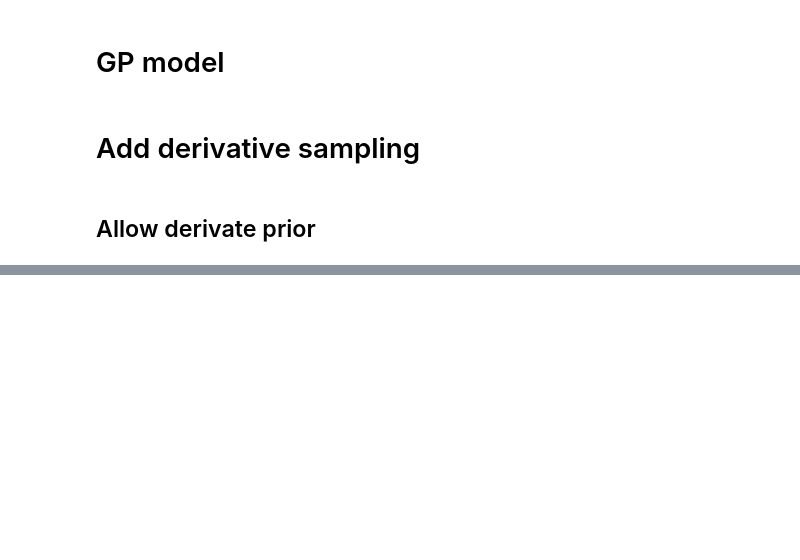
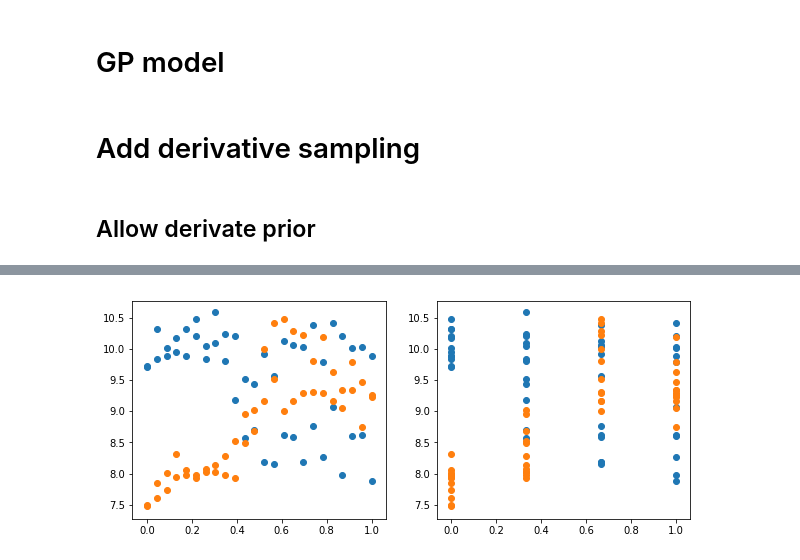
Before and after one commit to ptonner/gp-workshop, a Jupyter notebook: stan.ipynb, the cells around one changed output, grey strips where cells are left out. Saved outputs shown, nothing was run; the diff lists cells and outputs as text; code cells hidden in the pictures; blank space fills up the shorter version.

```diff
--- a/stan.ipynb
+++ b/stan.ipynb
@@ -533,0 +551,24 @@ plotFunctionSamples(samp['df'], color='C1')
+# %%
+tind = range(0,expr.shape[1],1)
+
+gind = range(2)
+gind = [0, 6]
+
+time = meta.obstime.values[tind]
+exp = expr.values[gind,:][:, tind]
+
+time = 1.*(time-time.min())/(time.max()-time.min())
+
+timeTrain = np.tile(np.repeat(range(4), 6), 2)
+timeTrain = 1.*(timeTrain-timeTrain.min())/(timeTrain.max()-timeTrain.min())
+
+plt.figure(figsize=(10, 4))
+plt.subplot(121)
+for i in range(exp.shape[0]):
+    plt.scatter(time, exp[i,:])
+
+plt.subplot(122)
+for i in range(exp.shape[0]):
+    plt.scatter(timeTrain, exp[i,:])
+# %% [output]
+[figure, added]
```
Also changed, not shown: parts of 23 cells of this notebook, 6 other files.
